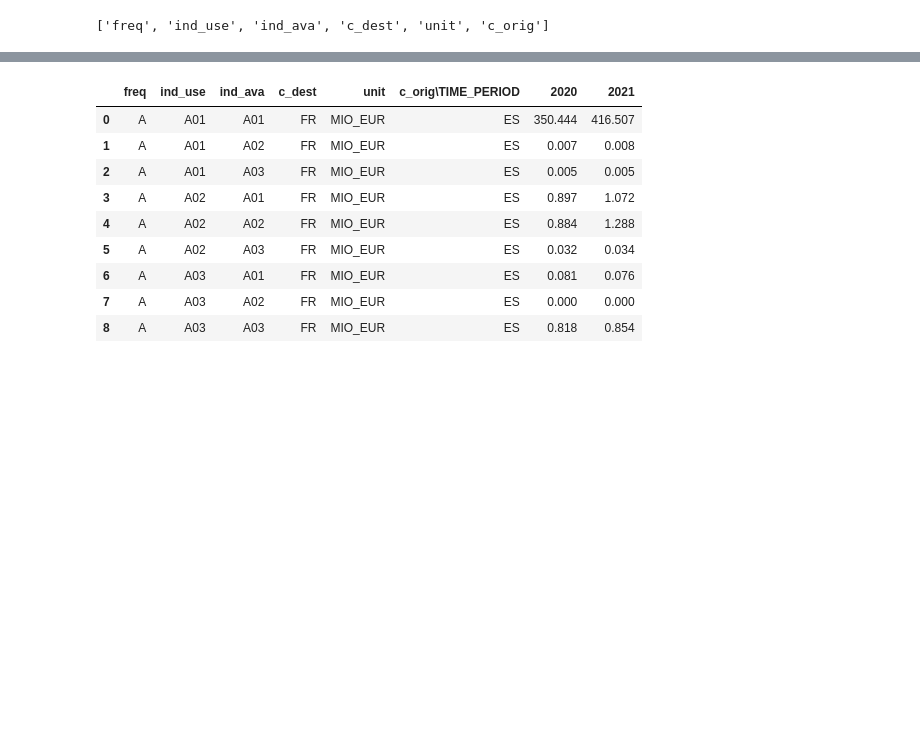
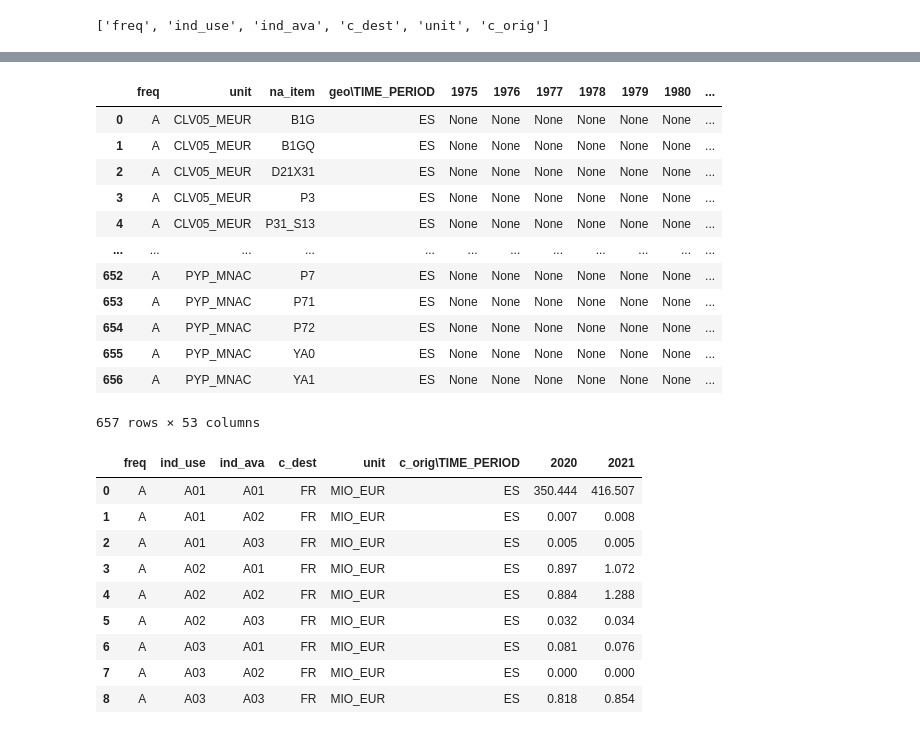
Before and after one commit to jorgenotte/TiVA, a Jupyter notebook: API_Eurostat.ipynb, the cells around one changed output, grey strips where cells are left out. Cells and saved outputs as stored; diff of their text form; code cells hidden in the pictures; blank space fills up the shorter version.

```diff
--- a/API_Eurostat.ipynb
+++ b/API_Eurostat.ipynb
@@ -99,3 +133,22 @@ data
+# %%
+code = 'nama_10_gdp'
+my_filter_pars = {'geo': 'ES'}
+data = eurostat.get_data_df(code, filter_pars=my_filter_pars)
+data
+# %% [output]
+|  | freq | unit | na_item | geo\TIME_PERIOD | 1975 | 1976 | 1977 | 1978 | 1979 | 1980 | ... |
+| 0 | A | CLV05_MEUR | B1G | ES | None | None | None | None | None | None | ... |
+| 1 | A | CLV05_MEUR | B1GQ | ES | None | None | None | None | None | None | ... |
+| 2 | A | CLV05_MEUR | D21X31 | ES | None | None | None | None | None | None | ... |
+| 3 | A | CLV05_MEUR | P3 | ES | None | None | None | None | None | None | ... |
+| 4 | A | CLV05_MEUR | P31_S13 | ES | None | None | None | None | None | None | ... |
+| ... | ... | ... | ... | ... | ... | ... | ... | ... | ... | ... | ... |
+| 652 | A | PYP_MNAC | P7 | ES | None | None | None | None | None | None | ... |
+| 653 | A | PYP_MNAC | P71 | ES | None | None | None | None | None | None | ... |
+| 654 | A | PYP_MNAC | P72 | ES | None | None | None | None | None | None | ... |
+| 655 | A | PYP_MNAC | YA0 | ES | None | None | None | None | None | None | ... |
+| 656 | A | PYP_MNAC | YA1 | ES | None | None | None | None | None | None | ... |
+657 rows × 53 columns
 # %%
 # Download a subset of data from a dataset without flags as pandas dataframe
 code = 'naio_10_fcp_ii3'
```
Also changed, not shown: parts of 9 cells of this notebook.
